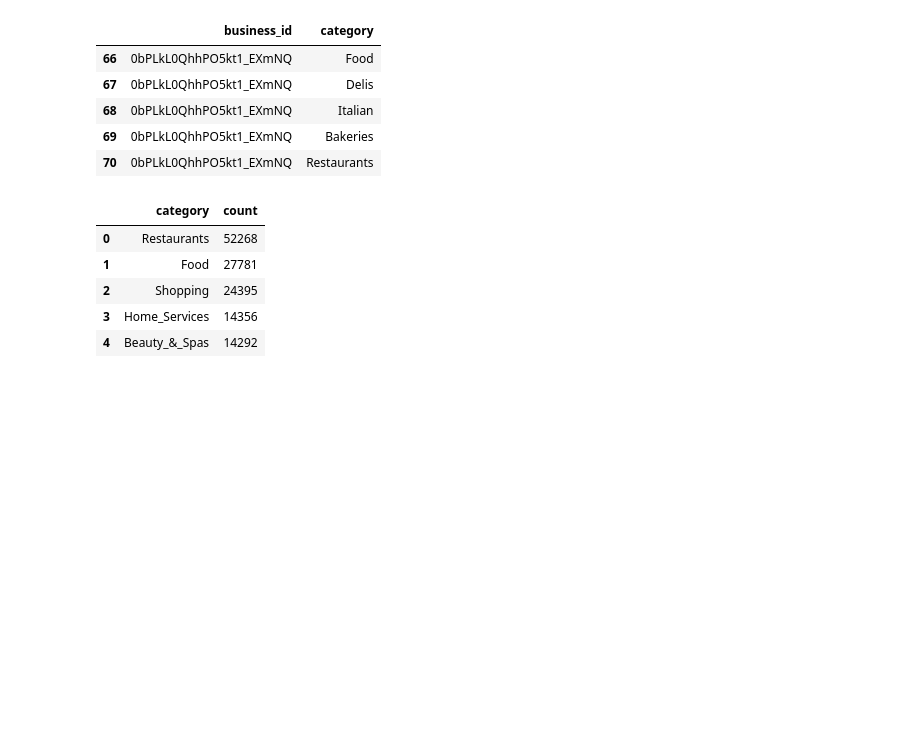
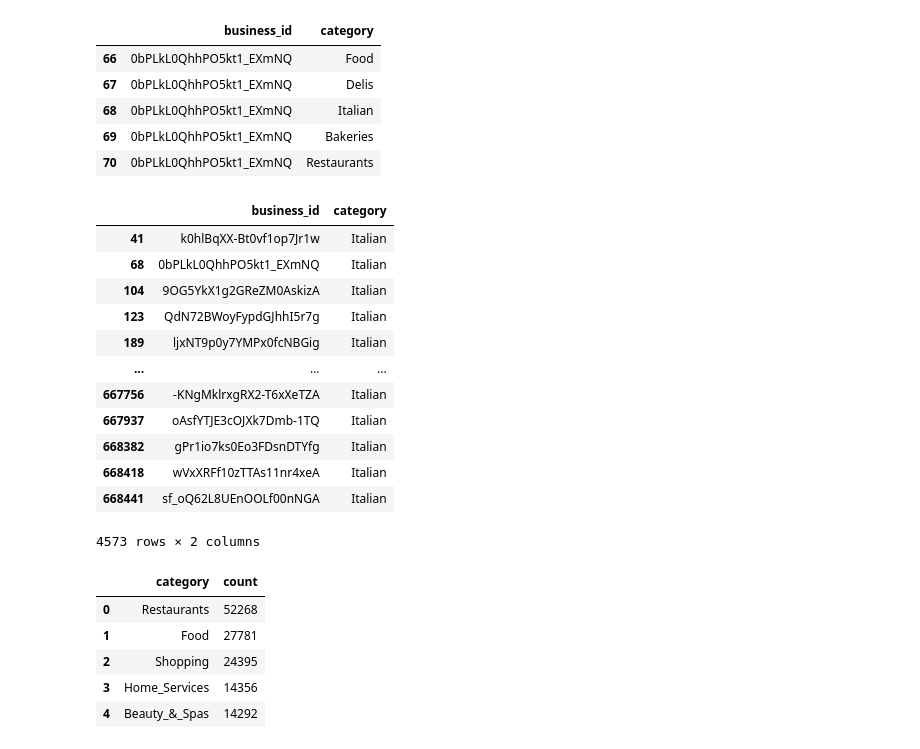
Before and after one commit to LauchaLogico/Proyecto_Final, a Jupyter notebook: EDA/Yelp/eda_business.ipynb, the cells around one changed output. Drawn from its saved outputs; the diff is of its cells as text; code cells hidden in the pictures; blank space fills up the shorter version.

```diff
--- a/EDA/Yelp/eda_business.ipynb
+++ b/EDA/Yelp/eda_business.ipynb
@@ -528,6 +539,22 @@ df_categories[df_categories["business_id"] == "0bPLkL0QhhPO5kt1_EXmNQ"] # Para v
 | 68 | 0bPLkL0QhhPO5kt1_EXmNQ | Italian |
 | 69 | 0bPLkL0QhhPO5kt1_EXmNQ | Bakeries |
 | 70 | 0bPLkL0QhhPO5kt1_EXmNQ | Restaurants |
+# %%
+df_categories[df_categories["category"] == "Italian"]
+# %% [output]
+|  | business_id | category |
+| 41 | k0hlBqXX-Bt0vf1op7Jr1w | Italian |
+| 68 | 0bPLkL0QhhPO5kt1_EXmNQ | Italian |
+| 104 | 9OG5YkX1g2GReZM0AskizA | Italian |
+| 123 | QdN72BWoyFypdGJhhI5r7g | Italian |
+| 189 | ljxNT9p0y7YMPx0fcNBGig | Italian |
+| ... | ... | ... |
+| 667756 | -KNgMklrxgRX2-T6xXeTZA | Italian |
+| 667937 | oAsfYTJE3cOJXk7Dmb-1TQ | Italian |
+| 668382 | gPr1io7ks0Eo3FDsnDTYfg | Italian |
+| 668418 | wVxXRFf10zTTAs11nr4xeA | Italian |
+| 668441 | sf_oQ62L8UEnOOLf00nNGA | Italian |
+4573 rows × 2 columns
 # %%
 # Para contar cuántas veces aparece cada categoría y convertirlo en DataFrame
 df_category_counts = df_categories["category"].value_counts().reset_index()
```
Also changed, not shown: parts of 29 cells of this notebook, 3 other files.
